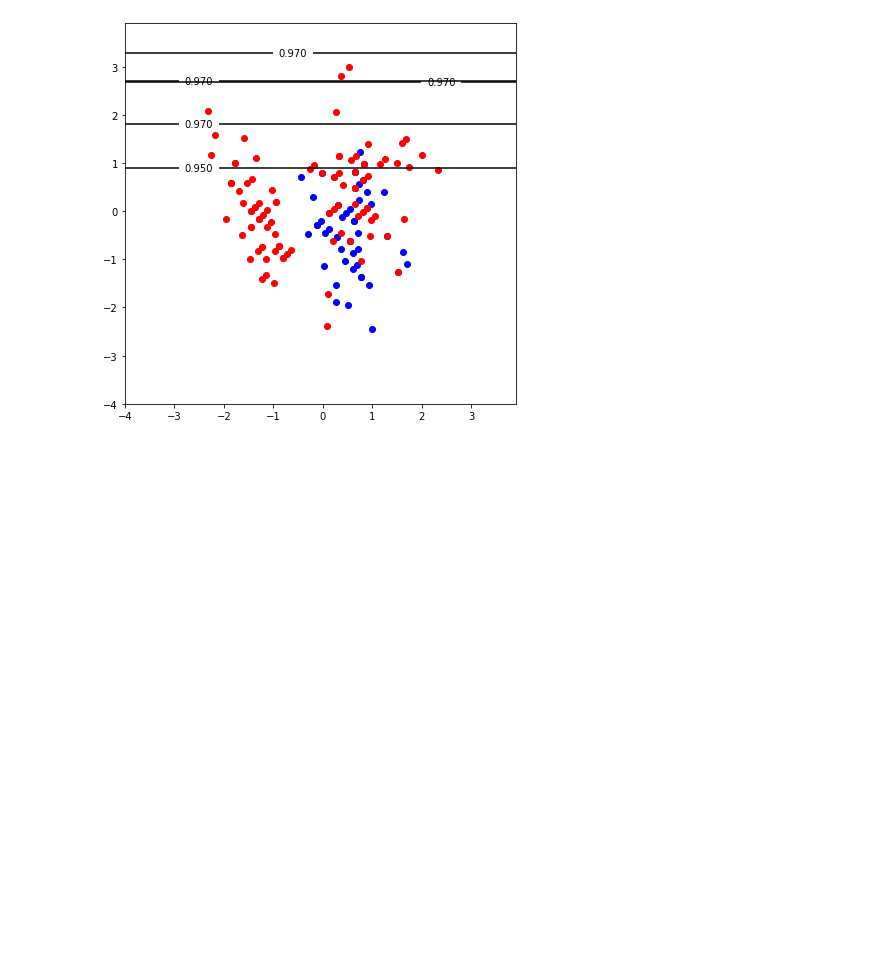
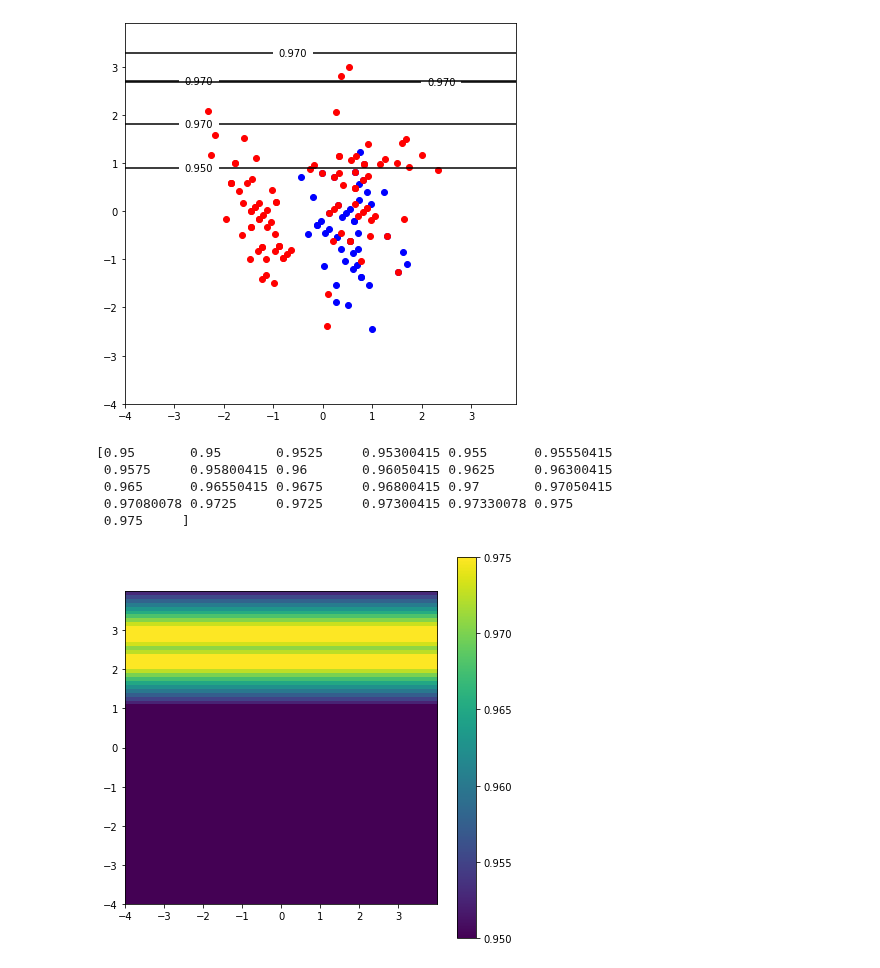
Before and after one commit to ritafolisi/Tirocinio, a Jupyter notebook: Visualizzazione-GFMM.ipynb, the cells around one changed output. Cells and saved outputs as stored; diff of their text form; code cells hidden in the pictures; blank space fills up the shorter version.

```diff
--- a/Visualizzazione-GFMM.ipynb
+++ b/Visualizzazione-GFMM.ipynb
@@ -152,7 +207,7 @@ plt.show()
 # %% [markdown]
 # Versicolor
 # %%
-df = pd.read_csv('iris-versicolor.csv')
+df = pd.read_csv('Dataset/iris-versicolor.csv')
 
 df = df.sample(frac=1)
 
@@ -211,3 +266,27 @@ plt.show()
  0.97091675 0.97197266 0.97234375 0.9725     0.97341675 0.97447266
  0.97484375 0.975     ]
 [figure]
+# %%
+    x = np.arange(-4, 4, .1)
+    y = np.arange(-4, 4, .1)
+    X, Y = np.meshgrid(x, y)
+    zs = np.array([model.estimated_membership(np.array(list(zip(np.ravel(x), np.ravel(y)))))
+                   for x,y in zip(np.ravel(X), np.ravel(Y))])
+    zss = zs[:, :, 1]
+    print(np.unique(zss))
+    Z = zss.reshape(X.shape)
+
+    plt.figure(figsize=(7,7))
+    plt.clf()
+    plt.imshow(Z, extent=[-4, 4, -4, 4], origin='lower')
+    plt.xticks(np.arange(-4,4,1))
+    plt.yticks(np.arange(-4,4,1))
+    plt.colorbar()
+    plt.savefig("gfmm-vers-hm.png")
+# %% [output]
+[0.95       0.95       0.9525     0.95300415 0.955      0.95550415
+ 0.9575     0.95800415 0.96       0.96050415 0.9625     0.96300415
+ 0.965      0.96550415 0.9675     0.96800415 0.97       0.97050415
+ 0.97080078 0.9725     0.9725     0.97300415 0.97330078 0.975
+ 0.975     ]
+[figure, added]
```
Also changed, not shown: parts of 5 cells of this notebook, 14 other files.
